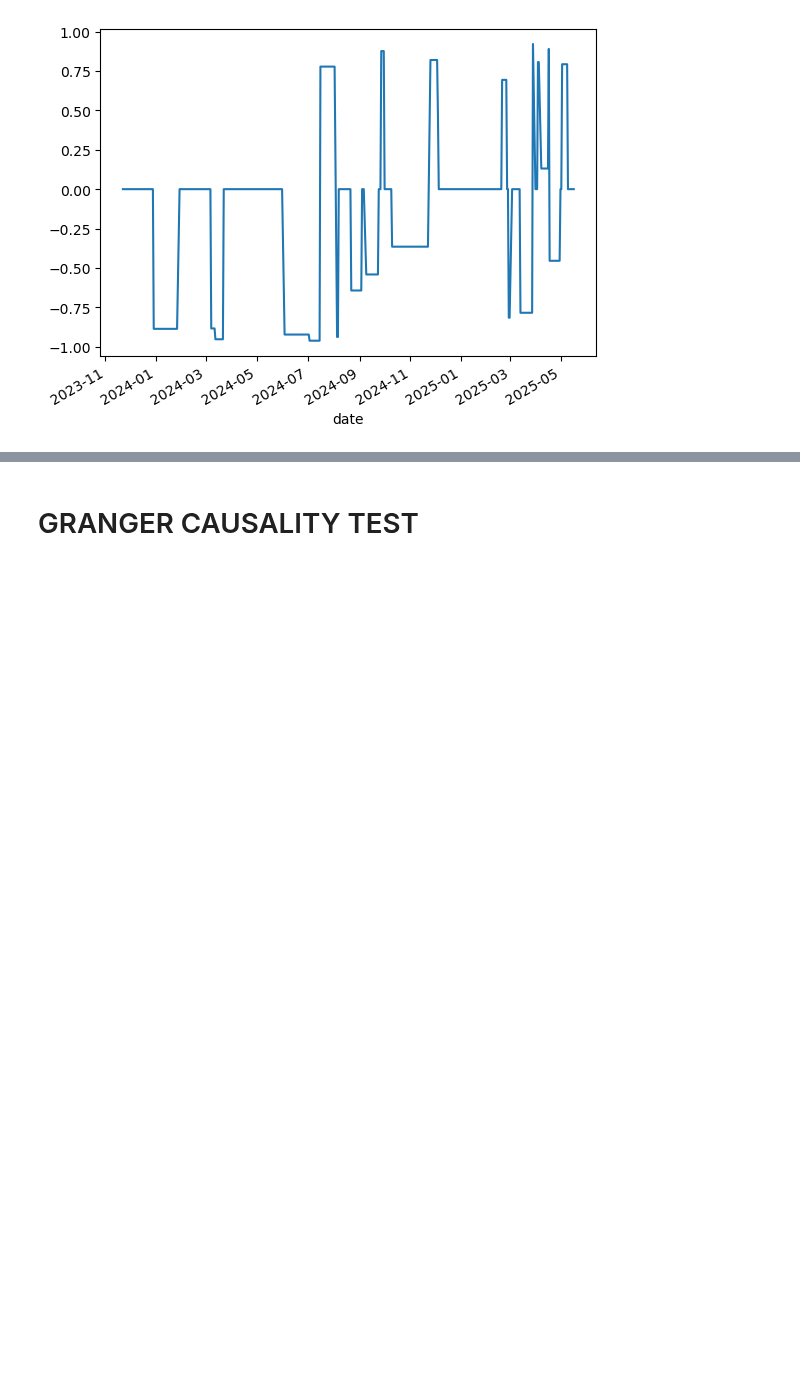
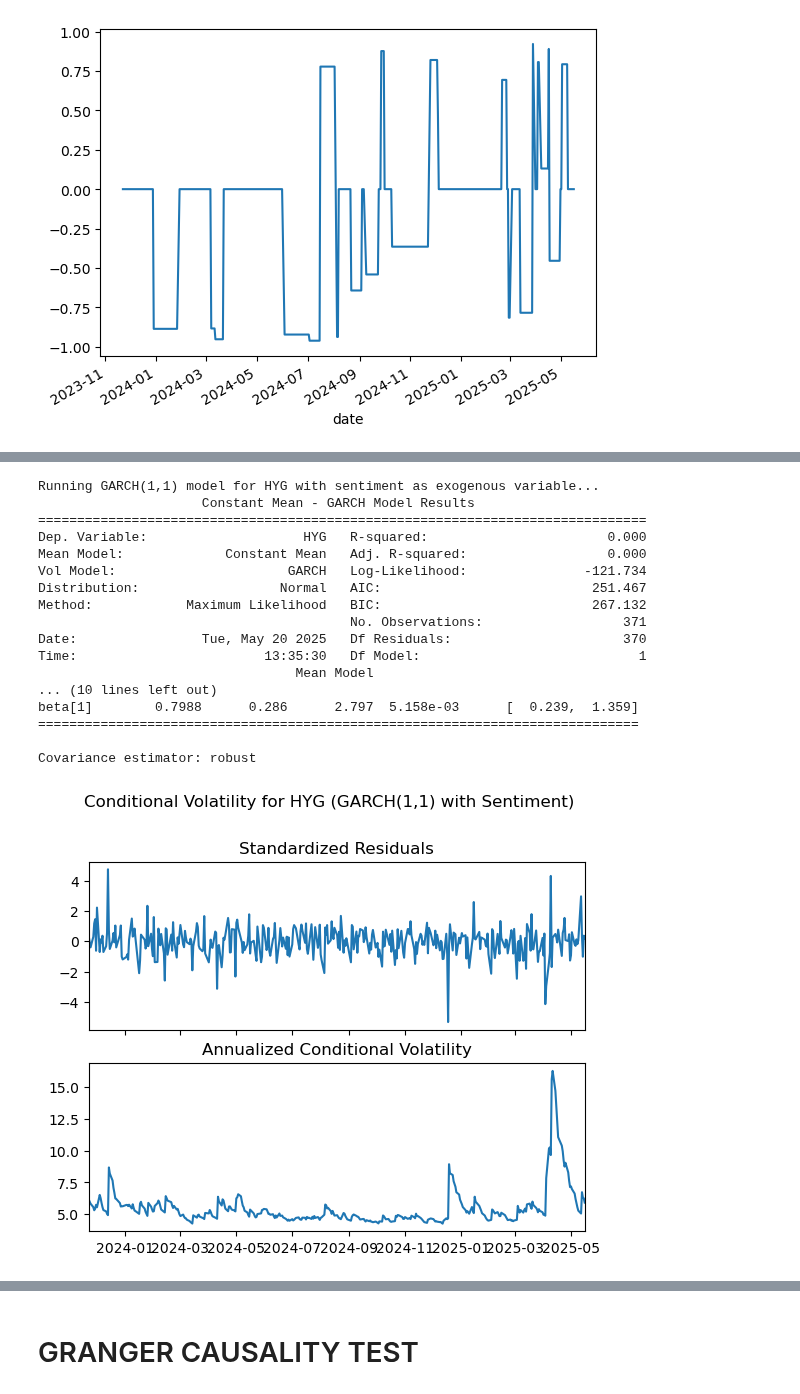
Before and after one commit to Kunj121/MacroFinance_HW2, a Jupyter notebook: project/regressions.ipynb, the cells around one changed output, grey strips where cells are left out. Drawn from its saved outputs; the diff is of its cells as text; code cells hidden in the pictures; blank space fills up the shorter version.

```diff
--- a/project/regressions.ipynb
+++ b/project/regressions.ipynb
@@ -403,0 +461,22 @@ Covariance estimator: robust
+# %%
+ticker_test = 'HYG'
+run_garch_model(merged_df.copy(), ticker_test)
+# %% [output]
+Running GARCH(1,1) model for HYG with sentiment as exogenous variable...
+                     Constant Mean - GARCH Model Results
+==============================================================================
+Dep. Variable:                    HYG   R-squared:                       0.000
+Mean Model:             Constant Mean   Adj. R-squared:                  0.000
+Vol Model:                      GARCH   Log-Likelihood:               -121.734
+Distribution:                  Normal   AIC:                           251.467
+Method:            Maximum Likelihood   BIC:                           267.132
+                                        No. Observations:                  371
+Date:                Tue, May 20 2025   Df Residuals:                      370
+Time:                        13:35:30   Df Model:                            1
+                                 Mean Model
+... (10 lines left out)
+beta[1]        0.7988      0.286      2.797  5.158e-03      [  0.239,  1.359]
+=============================================================================
+
+Covariance estimator: robust
+[figure, added]
```
Also changed, not shown: parts of 5 cells of this notebook.
